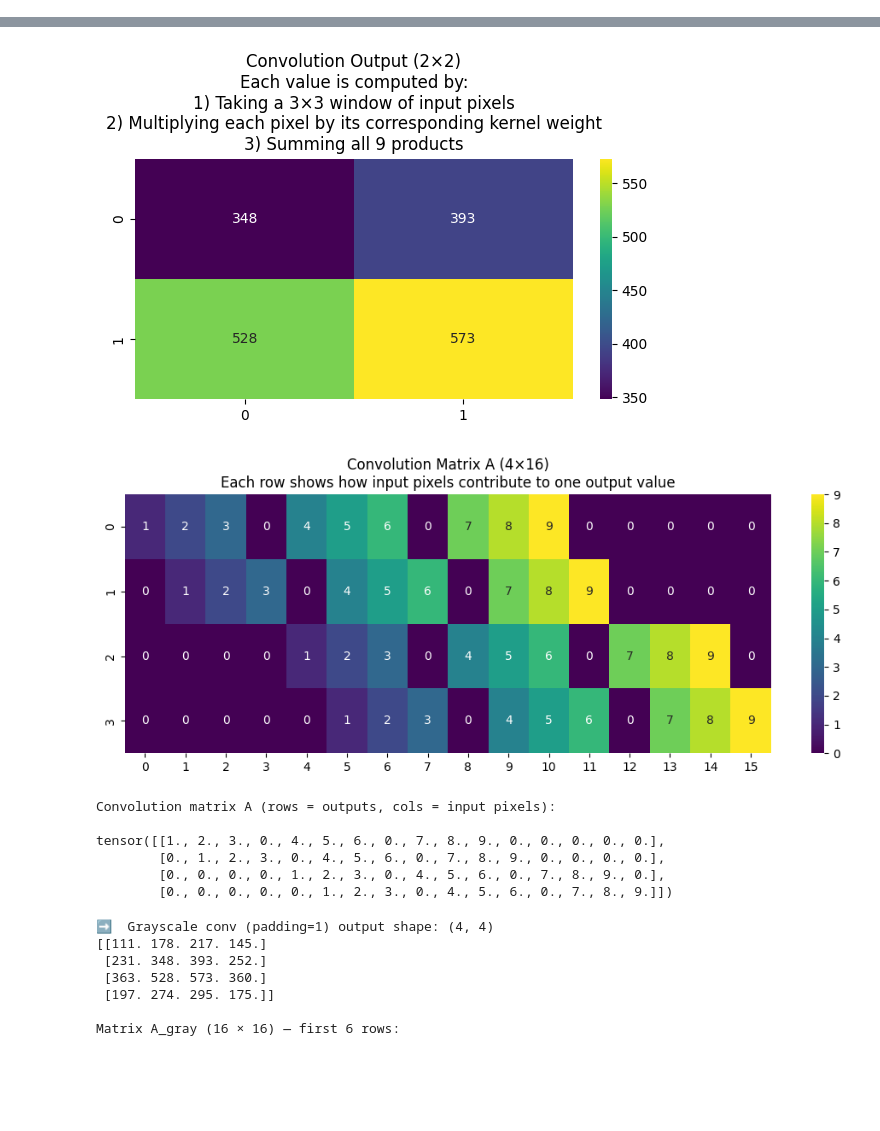
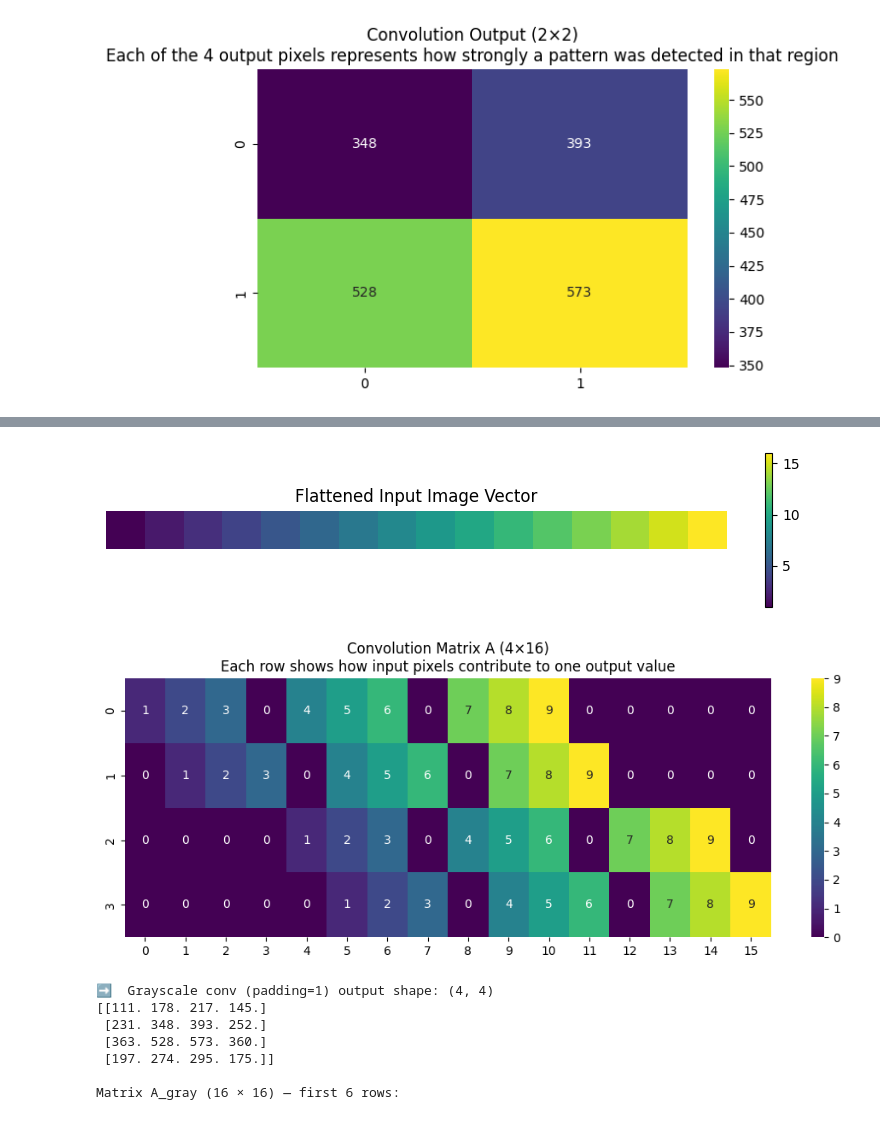
Before and after one commit to chrisjob1021/model-examples, a Jupyter notebook: cnn/cnn.ipynb, the cells around one changed output, grey strips where cells are left out. Drawn from its saved outputs; the diff is of its cells as text; code cells hidden in the pictures; blank space fills up the shorter version.

```diff
--- a/cnn/cnn.ipynb
+++ b/cnn/cnn.ipynb
@@ -46,15 +46,17 @@ kernel = torch.tensor([[1, 2, 3],
 plt.figure(figsize=(12, 4))
 plt.subplot(121)
 sns.heatmap(v_img.numpy(), annot=True, cmap='viridis', fmt='.0f')
-plt.title('Input Image (4×4)\nValues increase from 1 to 16')
+plt.title('Input Image (4×4)')
 plt.subplot(122)
 sns.heatmap(kernel.numpy(), annot=True, cmap='viridis', fmt='.0f')
-plt.title('Kernel (3×3)\nValues increase from 1 to 9')
+plt.title('Kernel (3×3)')
 plt.tight_layout()
 plt.show()
 
 # Reshape input image to (batch, channels, height, width) format
 # Reshape kernel to (out_channels, in_channels, height, width) format
+# out_channels: number of filters/kernels (1 in this case)
+# in_channels: number of input channels (1 in this case since it's grayscale)
 v_bchw = v_img.unsqueeze(0).unsqueeze(0)      # (1,1,4,4)
 w_oihw = kernel.unsqueeze(0).unsqueeze(0)     # (1,1,3,3)
 
@@ -87,15 +89,34 @@ plt.tight_layout()
 plt.show()
 
 y_torch = F.conv2d(v_bchw, w_oihw, stride=1, padding=0)  # (1,1,2,2)
-print("\nPyTorch output:\n", y_torch.squeeze())
 
 # Visualize the 2x2 output matrix from the convolution operation
 # Each value represents the result of applying the 3x3 kernel to a 3x3 patch of the input image
 plt.figure(figsize=(6, 4))
 sns.heatmap(y_torch.squeeze().numpy(), annot=True, cmap='viridis', fmt='.0f')
-plt.title('Convolution Output (2×2)\nEach value is computed by:\n1) Taking a 3×3 window of input pixels\n2) Multiplying each pixel by its corresponding kernel weight\n3) Summing all 9 products')
+plt.title('Convolution Output (2×2)\nEach of the 4 output pixels represents how strongly a pattern was detected in that region')
 plt.tight_layout()
 plt.show()
+
+# What the model is trying to accomplish
+#
+# Spatial Downsampling
+# Going from 4×4 input → 2×2 output reduces spatial dimensions while preserving important features:
+# Input: 16 pixels of raw data
+# Output: 4 values of processed features
+# More compact representation with learned features
+#
+# Local Pattern Recognition
+# Each output pixel "summarizes" what the kernel detected in its receptive field:
+# The kernel slides across the input
+# Each position produces one output value
+# Higher values = stronger pattern match
+#
+# For our toy example with a Bottom-Right heavy kernel:
+# If the 3×3 kernel has its highest weights in the bottom-right, then this convolution is specifically looking for input regions where:
+# The bottom-right pixels are bright/high values
+# The pattern matches the kernel's weight distribution
+# Each output pixel answers: "How much does this region of the input match my bottom-right-heavy pattern?"
 
 # ------------------------------------------------------------------
 # 2) Build the explicit convolution matrix A  (4 × 16)
@@ -105,13 +126,30 @@ A = torch.zeros(out_h * out_w, H * W)  # Create empty matrix (4×16)
 
 # For each input pixel position p:
 for p in range(H * W):
-    delta = torch.zeros_like(v_bchw)
-    r, c = divmod(p, W)  # Convert linear index to row,col coordinates
+    delta = torch.zeros((1, 1, 4, 4))  # Explicit shape (batch, channel, height, width)
+    # Convert 1D index p into 2D (row, column) coordinates by:
+    # - row = p // W (integer division)
+    # - col = p % W (modulo)
+    r, c = divmod(p, W)
     delta[0, 0, r, c] = 1.0  # Set the single 1.0 at position (r,c)
-    A[:, p] = F.conv2d(delta, w_oihw).flatten()
+    # This line computes how a single input pixel (at position p) contributes to all output values
+    # 1. delta is a 4x4 matrix with a single 1.0 at position p
+    # 2. F.conv2d applies the kernel w_oihw to this single-pixel input
+    # 3. The result is flattened and stored in column p of matrix A
+    # This builds one column of the convolution matrix A, showing how one input pixel affects all outputs
+    conv_result = F.conv2d(delta, w_oihw).flatten()
+    print(f"Column {p}: Storing convolution result for input pixel at position ({r},{c})")
+    print(f"Convolution result: {conv_result}")
+    A[:, p] = conv_result
 
 # Verify matrix representation
 v_flat = v_img.flatten()  # Flatten input image to vector
+plt.figure(figsize=(10, 2))
+plt.imshow(v_flat.reshape(1, -1), cmap='viridis')
+plt.colorbar()
+plt.title('Flattened Input Image Vector')
+plt.axis('off')
+plt.show()
 y_from_A = A @ v_flat     # Matrix multiplication
 assert torch.allclose(y_from_A, y_torch.flatten())  # Should match direct convolution result
 
@@ -121,7 +159,4 @@ sns.heatmap(A.numpy(), annot=True, cmap='viridis', fmt='.0f')
 plt.title('Convolution Matrix A (4×16)\nEach row shows how input pixels contribute to one output value')
 plt.tight_layout()
 plt.show()
-
-print("\nConvolution matrix A (rows = outputs, cols = input pixels):\n")
-print(A)
 # %% [output]
@@ -144,3 +179,4 @@ tensor([[  6.,  14.,  24.],
         [ 98., 120., 144.]])
 Sum (output value): 573.0
 [figure]
+[figure, new version]
@@ -150,11 +200,5 @@ PyTorch output:
-[figure, old version]
-[figure, old version]
+[figure, new version]
-Convolution matrix A (rows = outputs, cols = input pixels):
-
-tensor([[1., 2., 3., 0., 4., 5., 6., 0., 7., 8., 9., 0., 0., 0., 0., 0.],
-        [0., 1., 2., 3., 0., 4., 5., 6., 0., 7., 8., 9., 0., 0., 0., 0.],
-        [0., 0., 0., 0., 1., 2., 3., 0., 4., 5., 6., 0., 7., 8., 9., 0.],
-        [0., 0., 0., 0., 0., 1., 2., 3., 0., 4., 5., 6., 0., 7., 8., 9.]])
+[figure, added]
 # %%
 import numpy as np
 
```
Also changed, not shown: parts of 1 cell of this notebook.
